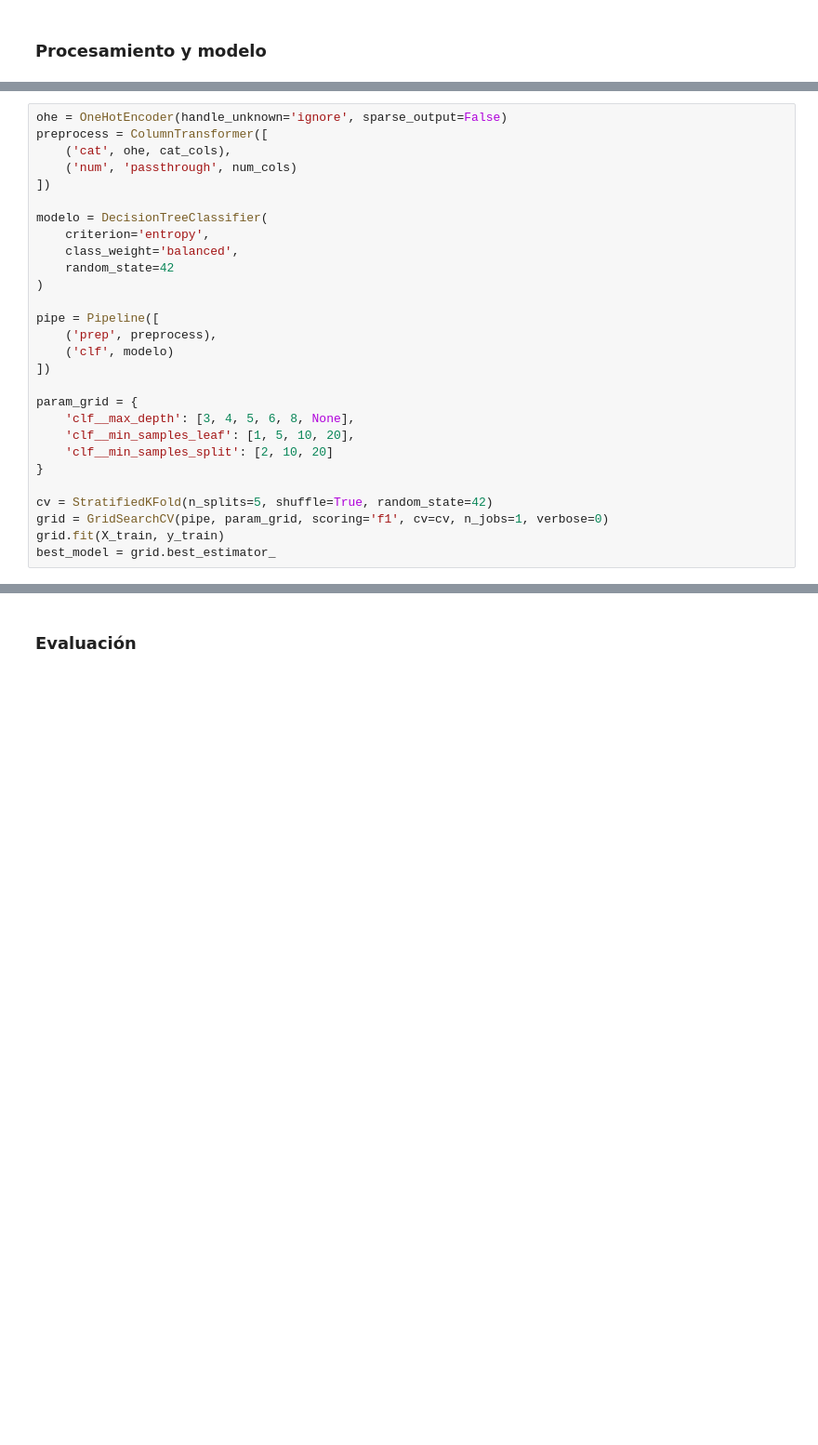
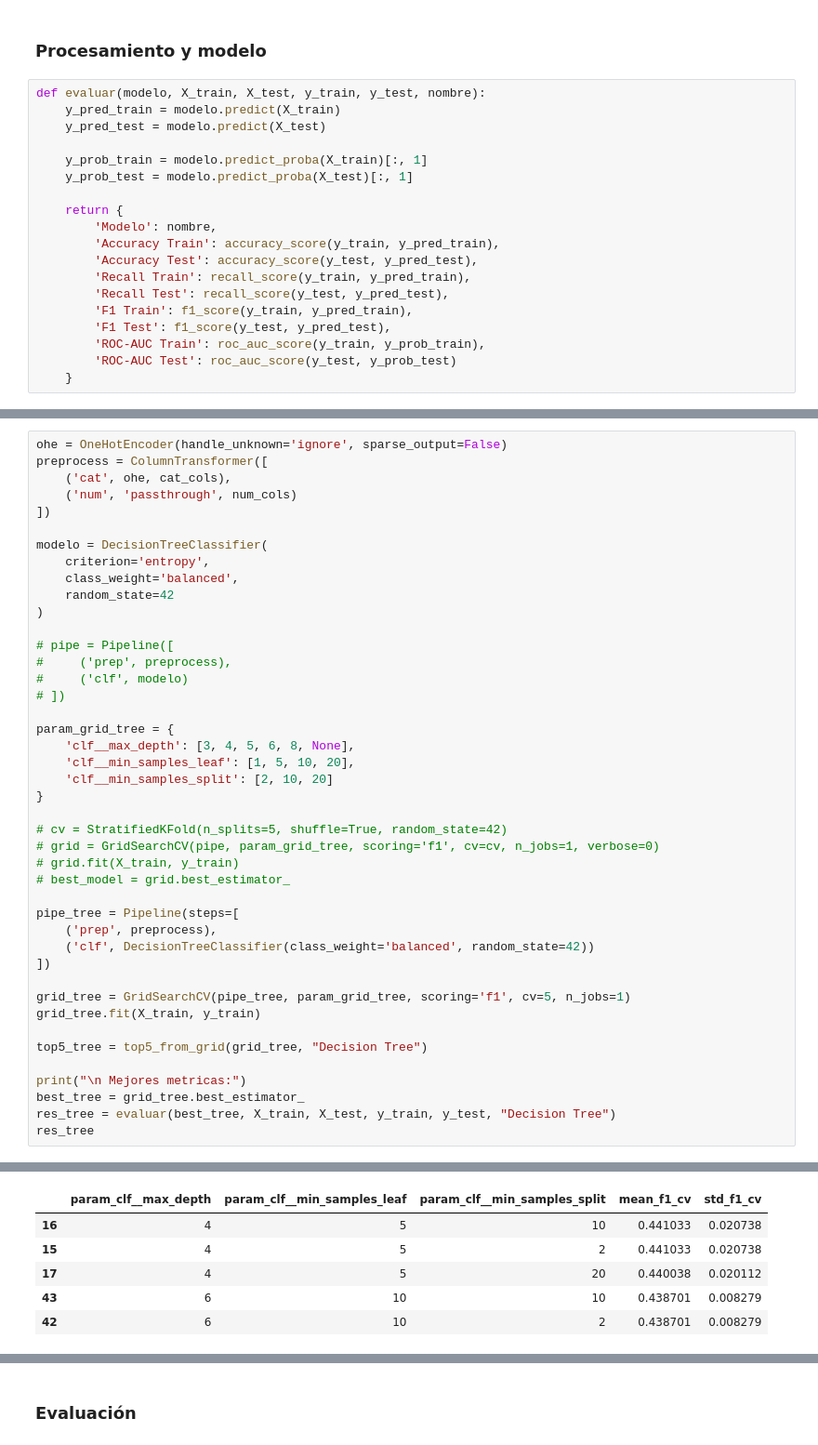
Before and after one commit to AnaMenoni/ProyectoAnalisisDeDatos, a Jupyter notebook: proyecto.ipynb, the cells around one changed output, grey strips where cells are left out. Shown at 93% size. Cells and saved outputs as stored; diff of their text form; blank space fills up the shorter version.

```diff
--- a/proyecto.ipynb
+++ b/proyecto.ipynb
@@ -896,3 +957,22 @@ X_train, X_test, y_train, y_test = train_test_split(
 )
 # %% [markdown]
 ### Procesamiento y modelo
+# %%
+def evaluar(modelo, X_train, X_test, y_train, y_test, nombre):
+    y_pred_train = modelo.predict(X_train)
+    y_pred_test = modelo.predict(X_test)
+
+    y_prob_train = modelo.predict_proba(X_train)[:, 1]
+    y_prob_test = modelo.predict_proba(X_test)[:, 1]
+
+    return {
+        'Modelo': nombre,
+        'Accuracy Train': accuracy_score(y_train, y_pred_train),
+        'Accuracy Test': accuracy_score(y_test, y_pred_test),
+        'Recall Train': recall_score(y_train, y_pred_train),
+        'Recall Test': recall_score(y_test, y_pred_test),
+        'F1 Train': f1_score(y_train, y_pred_train),
+        'F1 Test': f1_score(y_test, y_pred_test),
+        'ROC-AUC Train': roc_auc_score(y_train, y_prob_train),
+        'ROC-AUC Test': roc_auc_score(y_test, y_prob_test)
+    }
@@ -909,18 +1022,34 @@ modelo = DecisionTreeClassifier(
     random_state=42
 )
 
-pipe = Pipeline([
-    ('prep', preprocess),
-    ('clf', modelo)
-])
+# pipe = Pipeline([
+#     ('prep', preprocess),
+#     ('clf', modelo)
+# ])
 
-param_grid = {
+param_grid_tree = {
     'clf__max_depth': [3, 4, 5, 6, 8, None],
     'clf__min_samples_leaf': [1, 5, 10, 20],
     'clf__min_samples_split': [2, 10, 20]
 }
 
-cv = StratifiedKFold(n_splits=5, shuffle=True, random_state=42)
-grid = GridSearchCV(pipe, param_grid, scoring='f1', cv=cv, n_jobs=1, verbose=0)
-grid.fit(X_train, y_train)
-best_model = grid.best_estimator_
+# cv = StratifiedKFold(n_splits=5, shuffle=True, random_state=42)
+# grid = GridSearchCV(pipe, param_grid_tree, scoring='f1', cv=cv, n_jobs=1, verbose=0)
+# grid.fit(X_train, y_train)
+# best_model = grid.best_estimator_
+
+pipe_tree = Pipeline(steps=[
+    ('prep', preprocess),
+    ('clf', DecisionTreeClassifier(class_weight='balanced', random_state=42))
+])
+
+grid_tree = GridSearchCV(pipe_tree, param_grid_tree, scoring='f1', cv=5, n_jobs=1)
+grid_tree.fit(X_train, y_train)
+
+top5_tree = top5_from_grid(grid_tree, "Decision Tree")
+
+print("\n Mejores metricas:")
+best_tree = grid_tree.best_estimator_
+res_tree = evaluar(best_tree, X_train, X_test, y_train, y_test, "Decision Tree")
+res_tree
+# %% [output]
@@ -926,0 +1057,6 @@ best_model = grid.best_estimator_
+|  | param_clf__max_depth | param_clf__min_samples_leaf | param_clf__min_samples_split | mean_f1_cv | std_f1_cv |
+| 16 | 4 | 5 | 10 | 0.441033 | 0.020738 |
+| 15 | 4 | 5 | 2 | 0.441033 | 0.020738 |
+| 17 | 4 | 5 | 20 | 0.440038 | 0.020112 |
+| 43 | 6 | 10 | 10 | 0.438701 | 0.008279 |
+| 42 | 6 | 10 | 2 | 0.438701 | 0.008279 |
```
Also changed, not shown: parts of 8 cells of this notebook, 2 other files.
